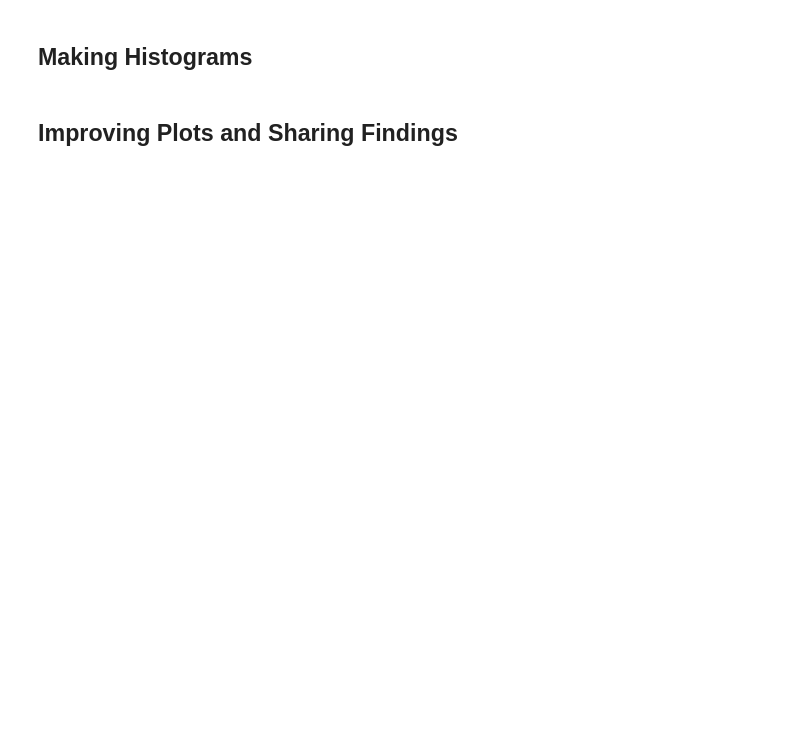
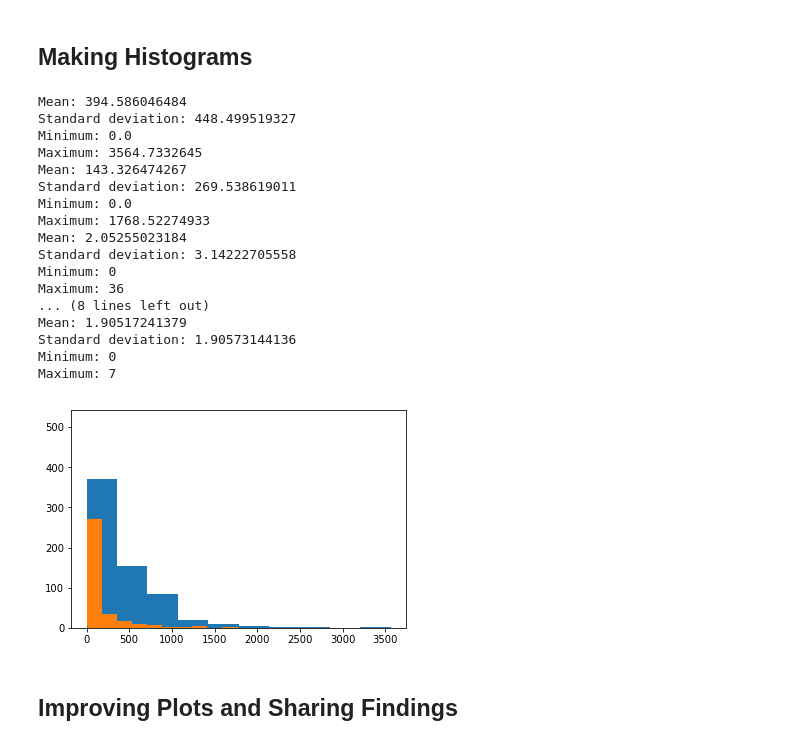
Before and after one commit to singhjagmohan1000/dataanalytics, a Jupyter notebook: Lesson-1/assignment1.ipynb, the cells around one changed output. Cells and saved outputs as stored; diff of their text form; code cells hidden in the pictures; blank space fills up the shorter version.

Commit message:
adding new lesson

```diff
--- a/Lesson-1/assignment1.ipynb
+++ b/Lesson-1/assignment1.ipynb
@@ -414,3 +455,31 @@ non_passing_engagement =
 ## students who pass the subway project vs. students who don't. A good
 ## starting point would be the metrics we looked at earlier (minutes spent
 ## in the classroom, lessons completed, and days visited).
+
+passing_engagement_account = create_dict(passing_engagement,'account_key')
+non_passing_engagement_account = create_dict(non_passing_engagement,'account_key')
+len(non_passing_engagement_account)
+
+print('For Passing Studets: ')
+passing_minutes = find_total(passing_engagement_account,'total_minutes_visited')
+print(find_stats(passing_minutes.values()))
+
+print('For Non Passing Studets: ')
+non_passing_minutes = find_total(non_passing_engagement_account,'total_minutes_visited')
+print(find_stats(non_passing_minutes.values()))
+
+print('For Passing Studets: ')
+passing_lessons = find_total(passing_engagement_account,'lessons_completed')
+print(find_stats(passing_lessons.values()))
+
+print('For Non Passing Studets: ')
+non_passing_lessons = find_total(non_passing_engagement_account,'lessons_completed')
+print(find_stats(non_passing_lessons.values()))
+
+print('For Passing Studets: ')
+passing_visits = find_total(passing_engagement_account,'has_visited')
+print(find_stats(passing_visits.values()))
+
+print('For Non Passing Studets: ')
+non_passing_visits = find_total(non_passing_engagement_account,'has_visited')
+print(find_stats(non_passing_visits.values()))
@@ -419,11 +506,47 @@ non_passing_engagement =
 # %%
 ######################################
 #                 13                 #
 ######################################
 
 ## Make histograms of the three metrics we looked at earlier for both
 ## students who passed the subway project and students who didn't. You
 ## might also want to make histograms of any other metrics you examined.
+
+
+%matplotlib inline
+import matplotlib.pyplot as plt
+def plot_stats(data):
+    print('Mean:', np.mean(list(data)))
+    print('Standard deviation:', np.std(list(data)))
+    print('Minimum:', np.min(list(data)))
+    print('Maximum:', np.max(list(data)))
+    plt.hist(list(data))
+
+plot_stats(passing_minutes.values())
+plot_stats(non_passing_minutes.values())
+plot_stats(passing_lessons.values())
+plot_stats(non_passing_lessons.values())
+plot_stats(passing_visits.values())
+plot_stats(non_passing_visits.values())
+# %% [output]
+Mean: 394.586046484
+Standard deviation: 448.499519327
+Minimum: 0.0
+Maximum: 3564.7332645
+Mean: 143.326474267
+Standard deviation: 269.538619011
+Minimum: 0.0
+Maximum: 1768.52274933
+Mean: 2.05255023184
+Standard deviation: 3.14222705558
+Minimum: 0
+Maximum: 36
+... (8 lines left out)
+Mean: 1.90517241379
+Standard deviation: 1.90573144136
+Minimum: 0
+Maximum: 7
+[figure, added]
 # %% [markdown]
 ## Improving Plots and Sharing Findings
 # %%
```
Also changed, not shown: parts of 12 cells of this notebook, 12 other files.
